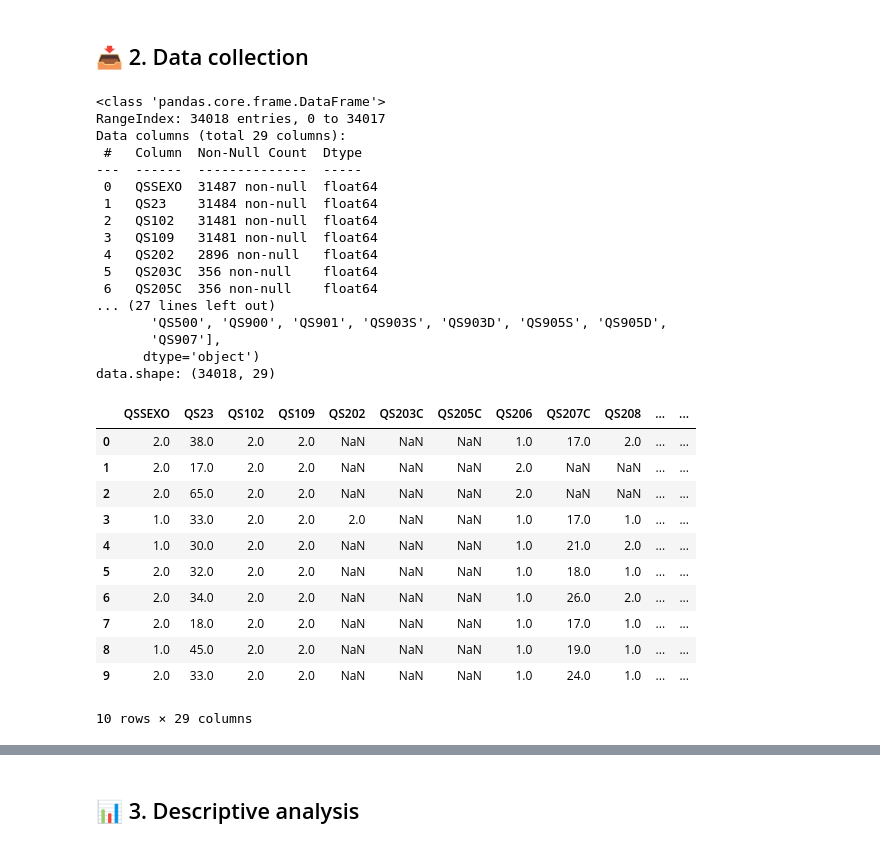
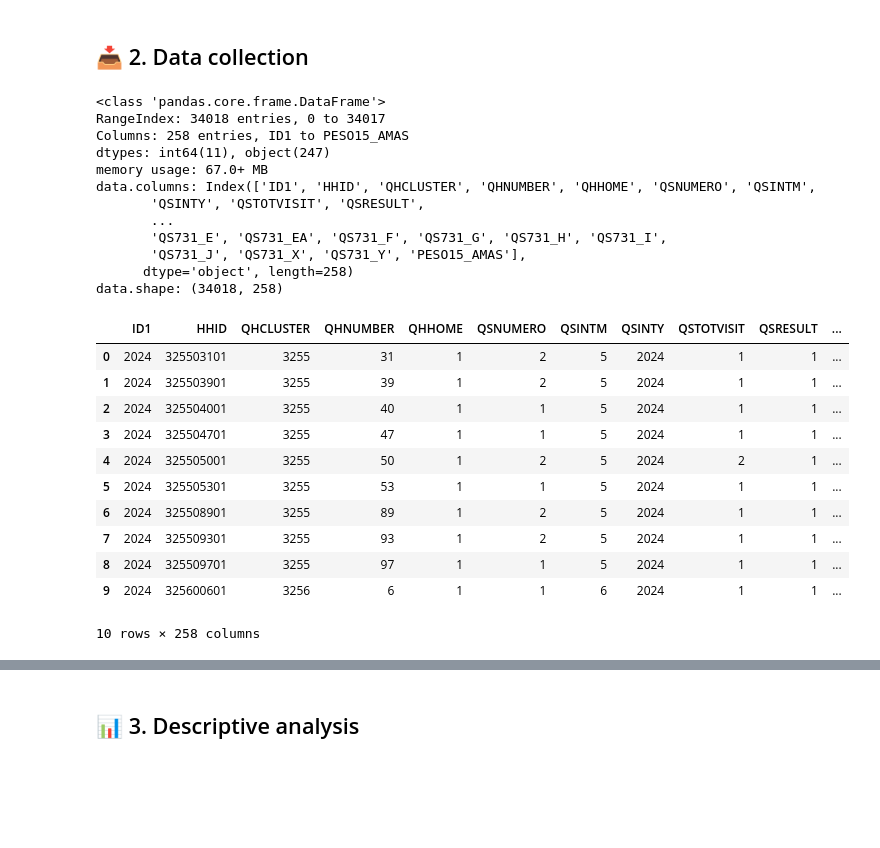
Before and after one commit to PieroLan/proyecto-data-mineria, a Jupyter notebook: notebooks/proyecto-grupal/procesamiento_data_diabetes.ipynb, the cells around one changed output, grey strips where cells are left out. Drawn from its saved outputs; the diff is of its cells as text; code cells hidden in the pictures; blank space fills up the shorter version.

```diff
--- a/notebooks/proyecto-grupal/procesamiento_data_diabetes.ipynb
+++ b/notebooks/proyecto-grupal/procesamiento_data_diabetes.ipynb
@@ -27,44 +27,39 @@ import pandas as pd
 import numpy as np
 
 
-data = pd.read_csv("datamineria.csv",
+datos = pd.read_csv("CSALUD01_2024.csv",
                     encoding='utf-8',      # o 'latin-1' si hay caracteres especiales
-                    sep=';',               # separador (por defecto es coma)
+                    sep=',',               # separador (por defecto es coma)
                     header=0,              # fila que contiene los nombres de columnas
                     index_col=None)        # si quieres usar una columna como índice
 # %%
 # Resumen general
-data.info()
+datos.info()
 print('data.columns:',data.columns)
 print('data.shape:',data.shape)
-data.head(10)
+datos.head(10)
 # %% [output]
 <class 'pandas.core.frame.DataFrame'>
 RangeIndex: 34018 entries, 0 to 34017
-Data columns (total 29 columns):
- #   Column  Non-Null Count  Dtype
----  ------  --------------  -----
- 0   QSSEXO  31487 non-null  float64
- 1   QS23    31484 non-null  float64
- 2   QS102   31481 non-null  float64
- 3   QS109   31481 non-null  float64
- 4   QS202   2896 non-null   float64
- 5   QS203C  356 non-null    float64
- 6   QS205C  356 non-null    float64
-... (27 lines left out)
-       'QS500', 'QS900', 'QS901', 'QS903S', 'QS903D', 'QS905S', 'QS905D',
-       'QS907'],
-      dtype='object')
-data.shape: (34018, 29)
+Columns: 258 entries, ID1 to PESO15_AMAS
+dtypes: int64(11), object(247)
+memory usage: 67.0+ MB
+data.columns: Index(['ID1', 'HHID', 'QHCLUSTER', 'QHNUMBER', 'QHHOME', 'QSNUMERO', 'QSINTM',
+       'QSINTY', 'QSTOTVISIT', 'QSRESULT',
+       ...
+       'QS731_E', 'QS731_EA', 'QS731_F', 'QS731_G', 'QS731_H', 'QS731_I',
+       'QS731_J', 'QS731_X', 'QS731_Y', 'PESO15_AMAS'],
+      dtype='object', length=258)
+data.shape: (34018, 258)
-|  | QSSEXO | QS23 | QS102 | QS109 | QS202 | QS203C | QS205C | QS206 | QS207C | QS208 | ... | ... |
-| 0 | 2.0 | 38.0 | 2.0 | 2.0 | NaN | NaN | NaN | 1.0 | 17.0 | 2.0 | ... | ... |
-| 1 | 2.0 | 17.0 | 2.0 | 2.0 | NaN | NaN | NaN | 2.0 | NaN | NaN | ... | ... |
-| 2 | 2.0 | 65.0 | 2.0 | 2.0 | NaN | NaN | NaN | 2.0 | NaN | NaN | ... | ... |
-| 3 | 1.0 | 33.0 | 2.0 | 2.0 | 2.0 | NaN | NaN | 1.0 | 17.0 | 1.0 | ... | ... |
-| 4 | 1.0 | 30.0 | 2.0 | 2.0 | NaN | NaN | NaN | 1.0 | 21.0 | 2.0 | ... | ... |
-| 5 | 2.0 | 32.0 | 2.0 | 2.0 | NaN | NaN | NaN | 1.0 | 18.0 | 1.0 | ... | ... |
-| 6 | 2.0 | 34.0 | 2.0 | 2.0 | NaN | NaN | NaN | 1.0 | 26.0 | 2.0 | ... | ... |
-| 7 | 2.0 | 18.0 | 2.0 | 2.0 | NaN | NaN | NaN | 1.0 | 17.0 | 1.0 | ... | ... |
-| 8 | 1.0 | 45.0 | 2.0 | 2.0 | NaN | NaN | NaN | 1.0 | 19.0 | 1.0 | ... | ... |
-| 9 | 2.0 | 33.0 | 2.0 | 2.0 | NaN | NaN | NaN | 1.0 | 24.0 | 1.0 | ... | ... |
+|  | ID1 | HHID | QHCLUSTER | QHNUMBER | QHHOME | QSNUMERO | QSINTM | QSINTY | QSTOTVISIT | QSRESULT | ... |
+| 0 | 2024 | 325503101 | 3255 | 31 | 1 | 2 | 5 | 2024 | 1 | 1 | ... |
+| 1 | 2024 | 325503901 | 3255 | 39 | 1 | 2 | 5 | 2024 | 1 | 1 | ... |
+| 2 | 2024 | 325504001 | 3255 | 40 | 1 | 1 | 5 | 2024 | 1 | 1 | ... |
+| 3 | 2024 | 325504701 | 3255 | 47 | 1 | 1 | 5 | 2024 | 1 | 1 | ... |
+| 4 | 2024 | 325505001 | 3255 | 50 | 1 | 2 | 5 | 2024 | 2 | 1 | ... |
+| 5 | 2024 | 325505301 | 3255 | 53 | 1 | 1 | 5 | 2024 | 1 | 1 | ... |
+| 6 | 2024 | 325508901 | 3255 | 89 | 1 | 2 | 5 | 2024 | 1 | 1 | ... |
+| 7 | 2024 | 325509301 | 3255 | 93 | 1 | 2 | 5 | 2024 | 1 | 1 | ... |
+| 8 | 2024 | 325509701 | 3255 | 97 | 1 | 1 | 5 | 2024 | 1 | 1 | ... |
+| 9 | 2024 | 325600601 | 3256 | 6 | 1 | 1 | 6 | 2024 | 1 | 1 | ... |
-10 rows × 29 columns
+10 rows × 258 columns
```
Also changed, not shown: parts of 15 cells of this notebook.
